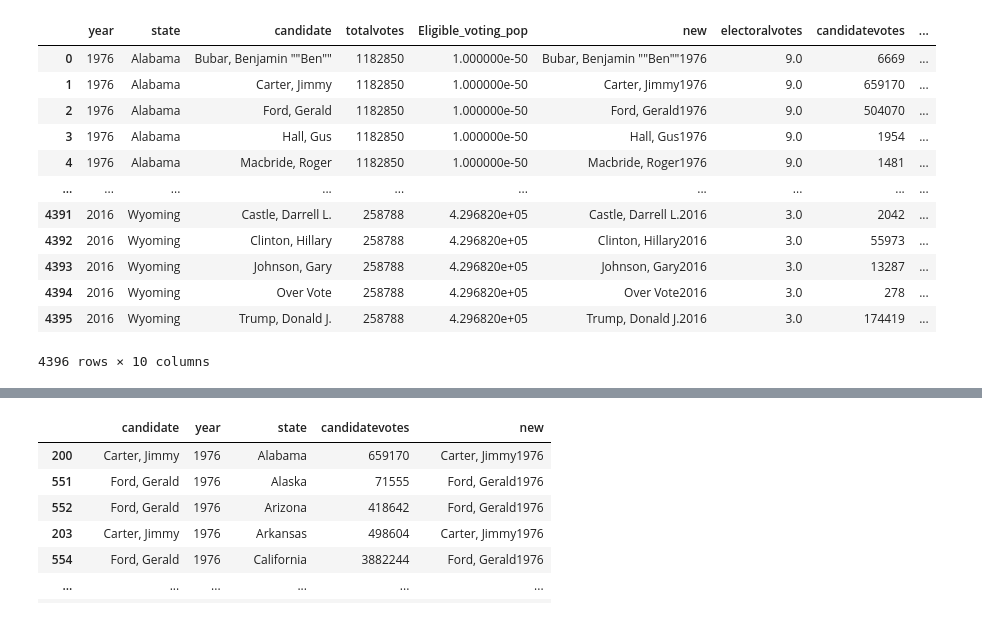
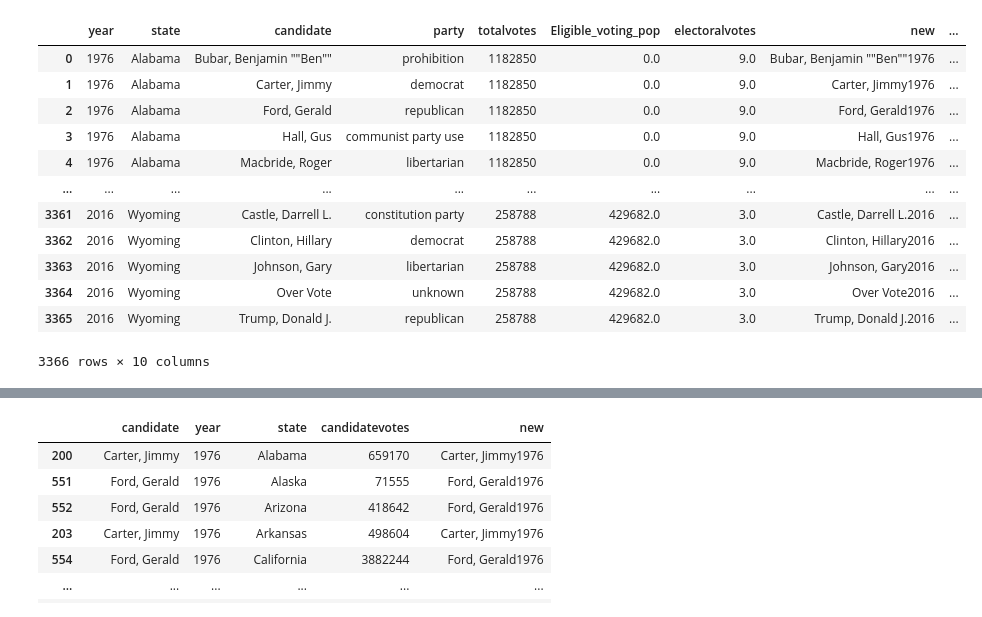
Before and after one commit to HBlockBeach/who_won_it, a Jupyter notebook: data/politics_data_raw.ipynb, the cells around one changed output, grey strips where cells are left out. Cells and saved outputs as stored; diff of their text form; code cells hidden in the pictures.

```diff
--- a/data/politics_data_raw.ipynb
+++ b/data/politics_data_raw.ipynb
@@ -163,3 +99,8 @@ final_working_df
+# %%
+#rename and drop
+
+final_working_df.rename(columns={"party_x" : "party"}, inplace=True)
+final_working_df = final_working_df.drop("party_y", axis= 1)
+final_working_df = final_working_df.drop_duplicates()
 # %%
-final_working_df = final_working_df.groupby(["year", "state", "candidate", "totalvotes", "Eligible_voting_pop", "new", "electoralvotes"]).sum().reset_index()
-final_working_df
+final_working_df = final_working_df.groupby(["year", "state", "candidate", "party", "totalvotes", "Eligible_voting_pop", "electoralvotes", "new"]).sum().reset_index()
@@ -180,3 +106,0 @@ final_working_df
-# %%
-final_working_df = final_working_df.merge(party_df, how="left" , left_on = 'candidate', right_on= "candidate")
-final_working_df
@@ -197,9 +106,0 @@ final_working_df
-# %%
-
-final_working_df.rename(columns={"party_x" : "party"}, inplace=True)
-final_working_df = final_working_df.drop_duplicates()
-
-
-final_working_df["Eligible_voting_pop"] = final_working_df["Eligible_voting_pop"].replace({'\$': '', ',': ''}, regex=True)
-final_working_df["Eligible_voting_pop"] = final_working_df["Eligible_voting_pop"].astype(str).astype(float)
-final_working_df
@@ -265,26 +137,24 @@ find_top_candidates_df
 # %%
 #merge to create column for flag
 
-final_final_but_not_quite = final_working_df.merge(toppy, how="left", left_on= "new", right_on= 0)
+final_working_df = final_working_df.merge(toppy, how="left", left_on= "new", right_on= 0)
 
 #fill na in new columnt with 0
-final_final_but_not_quite[0] = final_final_but_not_quite[0].fillna(0)
-
-#fill na in eligible voting pop for math
+final_working_df[0] = final_working_df[0].fillna(0)
 
 
-final_final_but_not_quite
+final_working_df
 # %% [output]
-|  | year | state | candidate | totalvotes | Eligible_voting_pop | new | electoralvotes | candidatevotes | ... |
-| 0 | 1976 | Alabama | Bubar, Benjamin ""Ben"" | 1182850 | 1.000000e-50 | Bubar, Benjamin ""Ben""1976 | 9.0 | 6669 | ... |
-| 1 | 1976 | Alabama | Carter, Jimmy | 1182850 | 1.000000e-50 | Carter, Jimmy1976 | 9.0 | 659170 | ... |
-| 2 | 1976 | Alabama | Ford, Gerald | 1182850 | 1.000000e-50 | Ford, Gerald1976 | 9.0 | 504070 | ... |
-| 3 | 1976 | Alabama | Hall, Gus | 1182850 | 1.000000e-50 | Hall, Gus1976 | 9.0 | 1954 | ... |
-| 4 | 1976 | Alabama | Macbride, Roger | 1182850 | 1.000000e-50 | Macbride, Roger1976 | 9.0 | 1481 | ... |
+|  | year | state | candidate | party | totalvotes | Eligible_voting_pop | electoralvotes | new | ... |
+| 0 | 1976 | Alabama | Bubar, Benjamin ""Ben"" | prohibition | 1182850 | 0.0 | 9.0 | Bubar, Benjamin ""Ben""1976 | ... |
+| 1 | 1976 | Alabama | Carter, Jimmy | democrat | 1182850 | 0.0 | 9.0 | Carter, Jimmy1976 | ... |
+| 2 | 1976 | Alabama | Ford, Gerald | republican | 1182850 | 0.0 | 9.0 | Ford, Gerald1976 | ... |
+| 3 | 1976 | Alabama | Hall, Gus | communist party use | 1182850 | 0.0 | 9.0 | Hall, Gus1976 | ... |
+| 4 | 1976 | Alabama | Macbride, Roger | libertarian | 1182850 | 0.0 | 9.0 | Macbride, Roger1976 | ... |
 | ... | ... | ... | ... | ... | ... | ... | ... | ... | ... |
-| 4391 | 2016 | Wyoming | Castle, Darrell L. | 258788 | 4.296820e+05 | Castle, Darrell L.2016 | 3.0 | 2042 | ... |
-| 4392 | 2016 | Wyoming | Clinton, Hillary | 258788 | 4.296820e+05 | Clinton, Hillary2016 | 3.0 | 55973 | ... |
-| 4393 | 2016 | Wyoming | Johnson, Gary | 258788 | 4.296820e+05 | Johnson, Gary2016 | 3.0 | 13287 | ... |
-| 4394 | 2016 | Wyoming | Over Vote | 258788 | 4.296820e+05 | Over Vote2016 | 3.0 | 278 | ... |
-| 4395 | 2016 | Wyoming | Trump, Donald J. | 258788 | 4.296820e+05 | Trump, Donald J.2016 | 3.0 | 174419 | ... |
+| 3361 | 2016 | Wyoming | Castle, Darrell L. | constitution party | 258788 | 429682.0 | 3.0 | Castle, Darrell L.2016 | ... |
+| 3362 | 2016 | Wyoming | Clinton, Hillary | democrat | 258788 | 429682.0 | 3.0 | Clinton, Hillary2016 | ... |
+| 3363 | 2016 | Wyoming | Johnson, Gary | libertarian | 258788 | 429682.0 | 3.0 | Johnson, Gary2016 | ... |
+| 3364 | 2016 | Wyoming | Over Vote | unknown | 258788 | 429682.0 | 3.0 | Over Vote2016 | ... |
+| 3365 | 2016 | Wyoming | Trump, Donald J. | republican | 258788 | 429682.0 | 3.0 | Trump, Donald J.2016 | ... |
-4396 rows × 10 columns
+3366 rows × 10 columns
```
Also changed, not shown: parts of 27 cells of this notebook, 8 other files.
